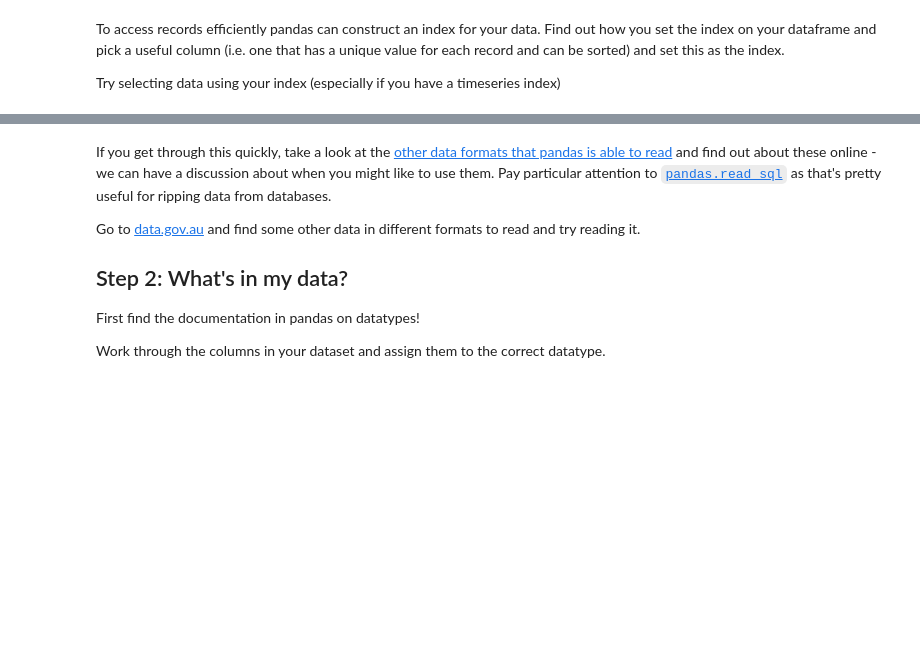
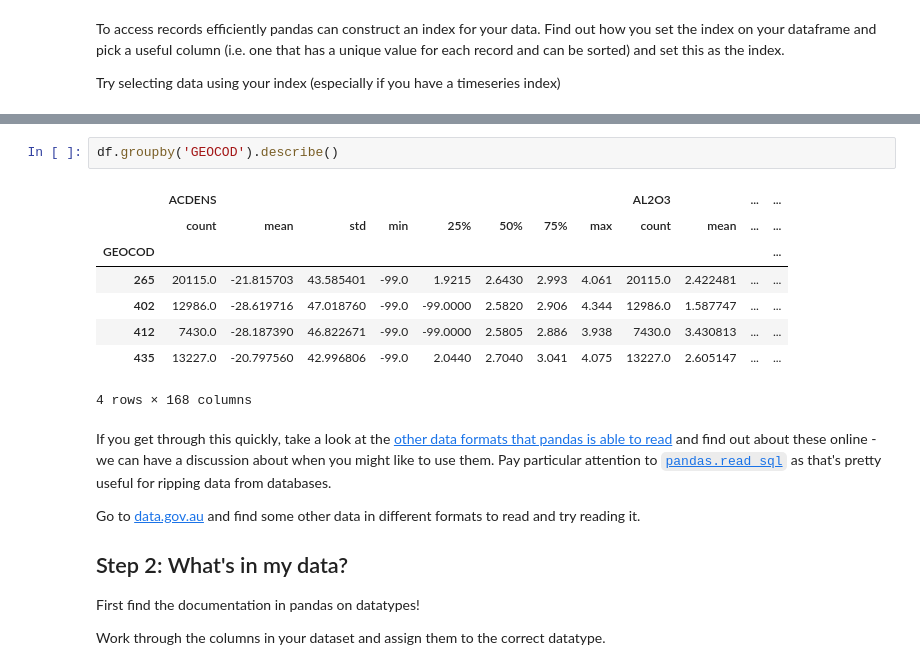
Before and after one commit to DTabrett/02-getting-to-know-the-tools, a Jupyter notebook: notebooks/am1-munging-tabular-data.ipynb, the cells around one changed output, grey strips where cells are left out. Saved outputs shown, nothing was run; the diff lists cells and outputs as text; blank space fills up the shorter version.

```diff
--- a/notebooks/am1-munging-tabular-data.ipynb
+++ b/notebooks/am1-munging-tabular-data.ipynb
@@ -233,3 +237,14 @@ Try selecting data using your index (especially if you have a timeseries index)
+# %%
+df.groupby('GEOCOD').describe()
+# %% [output]
+|  | ACDENS |  |  |  |  |  |  |  | AL2O3 |  | ... | ... |
+|  | count | mean | std | min | 25% | 50% | 75% | max | count | mean | ... | ... |
+| GEOCOD |  |  |  |  |  |  |  |  |  |  |  | ... |
+| 265 | 20115.0 | -21.815703 | 43.585401 | -99.0 | 1.9215 | 2.6430 | 2.993 | 4.061 | 20115.0 | 2.422481 | ... | ... |
+| 402 | 12986.0 | -28.619716 | 47.018760 | -99.0 | -99.0000 | 2.5820 | 2.906 | 4.344 | 12986.0 | 1.587747 | ... | ... |
+| 412 | 7430.0 | -28.187390 | 46.822671 | -99.0 | -99.0000 | 2.5805 | 2.886 | 3.938 | 7430.0 | 3.430813 | ... | ... |
+| 435 | 13227.0 | -20.797560 | 42.996806 | -99.0 | 2.0440 | 2.7040 | 3.041 | 4.075 | 13227.0 | 2.605147 | ... | ... |
+4 rows × 168 columns
 # %% [markdown]
 If you get through this quickly, take a look at the [other data formats that pandas is able to read](http://pandas.pydata.org/pandas-docs/stable/api.html#input-output) and find out about these online - we can have a discussion about when you might like to use them. Pay particular attention to [`pandas.read_sql`](http://pandas.pydata.org/pandas-docs/stable/generated/pandas.read_sql.html#pandas.read_sql) as that's pretty useful for ripping data from databases.
 
```
Also changed, not shown: parts of 2 cells of this notebook, 2 other files.
